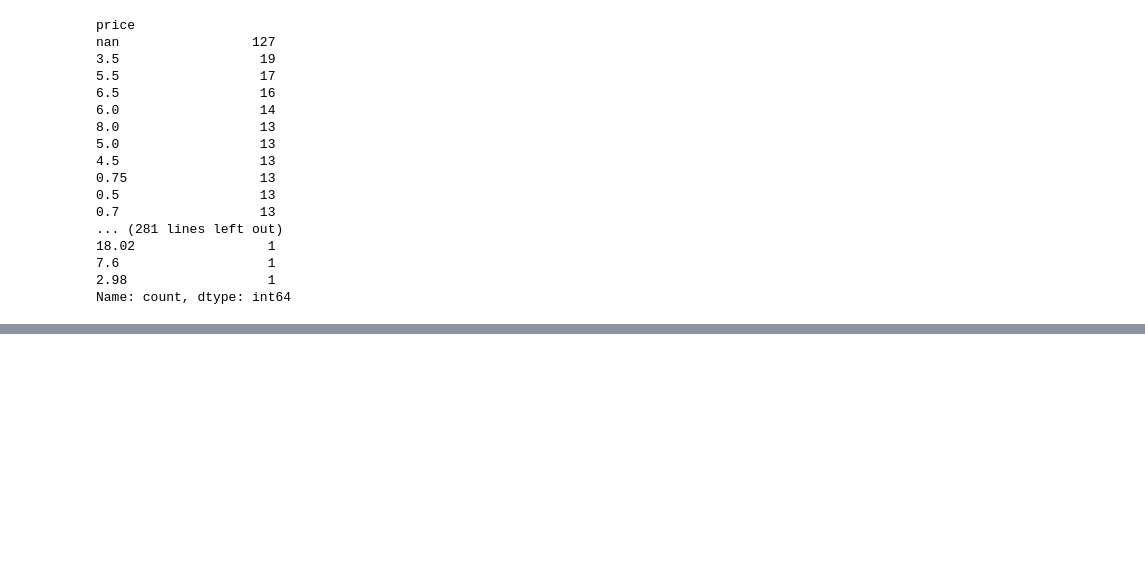
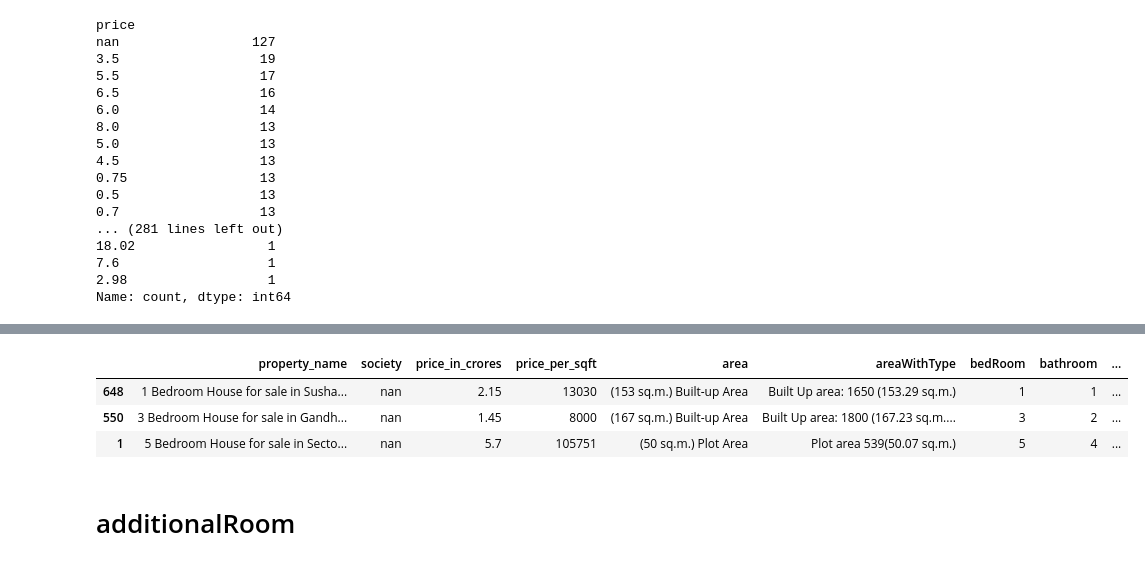
Before and after one commit to Sarvesh-Kesharwani/HousePrice_MegaProject, a Jupyter notebook: 2. data_cleaning/2. cleaning house.ipynb, the cells around one changed output, grey strips where cells are left out. Drawn from its saved outputs; the diff is of its cells as text; code cells hidden in the pictures; blank space fills up the shorter version.

```diff
--- a/2. data_cleaning/2. cleaning house.ipynb
+++ b/2. data_cleaning/2. cleaning house.ipynb
@@ -152,0 +254,2 @@ data.sample(3)
+# %%
+data['bedRoom'] = data['bedRoom'].str.split(' ').str[0]
@@ -152,0 +278,2 @@ data.sample(3)
+# %%
+data['bathroom'] = data['bathroom'].str.split(' ').str[0]
@@ -152,0 +293,11 @@ data.sample(3)
+# %%
+data['balcony'] = data['balcony'].str.split(' ').str[0].str.replace('No', '0')
+# %%
+data.sample(3)
+# %% [output]
+|  | property_name | society | price_in_crores | price_per_sqft | area | areaWithType | bedRoom | bathroom | ... |
+| 648 | 1 Bedroom House for sale in Susha... | nan | 2.15 | 13030 | (153 sq.m.) Built-up Area | Built Up area: 1650 (153.29 sq.m.) | 1 | 1 | ... |
+| 550 | 3 Bedroom House for sale in Gandh... | nan | 1.45 | 8000 | (167 sq.m.) Built-up Area | Built Up area: 1800 (167.23 sq.m.... | 3 | 2 | ... |
+| 1 | 5 Bedroom House for sale in Secto... | nan | 5.7 | 105751 | (50 sq.m.) Plot Area | Plot area 539(50.07 sq.m.) | 5 | 4 | ... |
+# %% [markdown]
+# additionalRoom
```
Also changed, not shown: parts of 42 cells of this notebook, 10 other files.
